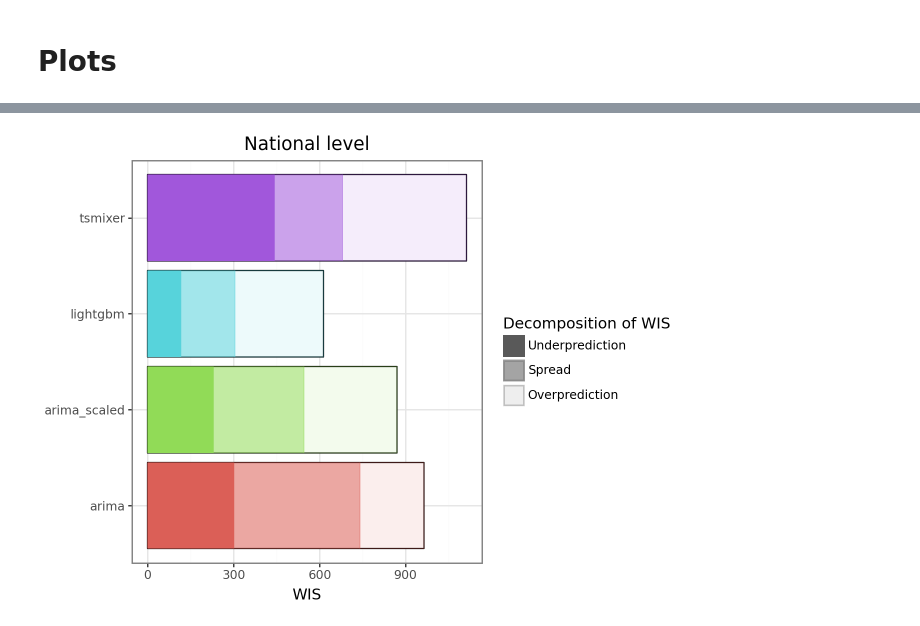
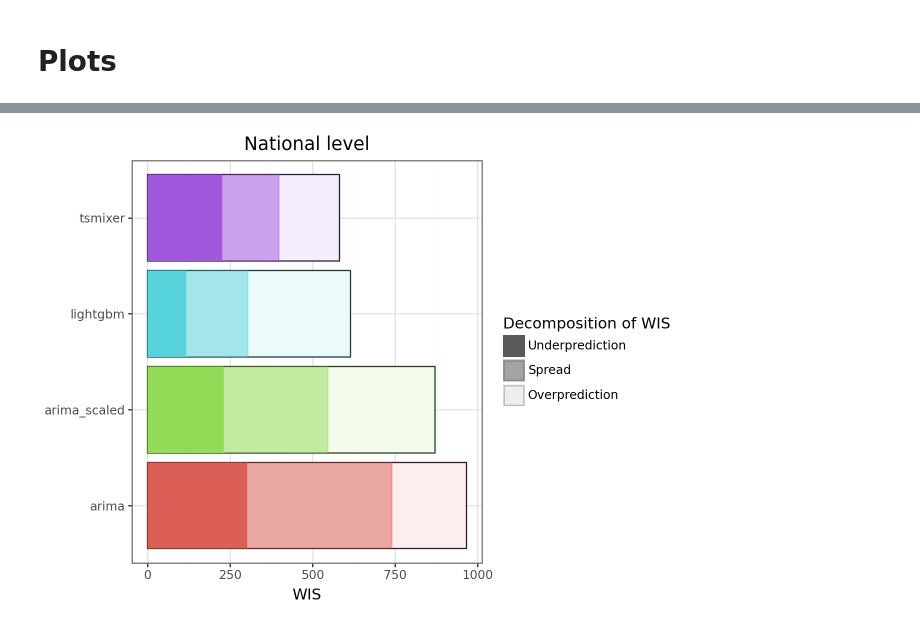
Before and after one commit to dwolffram/SARI-ML, a Jupyter notebook: notebooks/evaluation.ipynb, the cells around one changed output, grey strips where cells are left out. Cells and saved outputs as stored; diff of their text form; code cells hidden in the pictures.

```diff
--- a/notebooks/evaluation.ipynb
+++ b/notebooks/evaluation.ipynb
@@ -39,3 +40,5 @@ array(['arima_scaled', 'lightgbm', 'tsmixer', 'arima'], dtype=object)
+# %%
+df = df[~df.model.str.contains('old')]
 # %% [markdown]
 #### National level
 # %%
@@ -61,4 +64,4 @@ evaluate_models(df, 'age')
 # %%
 from plotnine import ggplot, aes, geom_bar, geom_label, scale_alpha_manual, labs, coord_flip, theme_bw, theme, geom_line, scale_alpha_discrete, guide_legend
 # %%
-df = evaluate_models(df, 'national')
+df_national = evaluate_models(df, 'national')
@@ -65,3 +70,3 @@ df = evaluate_models(df, 'national')
 # %%
-scores = pd.melt(df, id_vars=['model'], value_vars=['underprediction', 'spread', 'overprediction'],
+scores_national = pd.melt(df_national, id_vars=['model'], value_vars=['underprediction', 'spread', 'overprediction'],
                  var_name='penalty', value_name='value')
@@ -76,15 +76,15 @@ df
 # %%
 (ggplot()
-    + geom_bar(df, aes(x='model', y='wis'), fill='white', color='black', stat='identity')
-    + geom_bar(scores, aes(x='model', y='value', fill='model', alpha='penalty', color='model'), size=0.1, stat='identity',
+    + geom_bar(df_national, aes(x='model', y='wis'), fill='white', color='black', stat='identity')
+    + geom_bar(scores_national, aes(x='model', y='value', fill='model', alpha='penalty', color='model'), size=0.1, stat='identity',
                show_legend={'color': False,
                             'fill': False,
                             'alpha': True})
     + scale_alpha_discrete(labels=["Overprediction", "Spread", "Underprediction"], guide=guide_legend(reverse=True))
     + labs(x="", y="WIS", color="Model", alpha="Decomposition of WIS", title="National level")
     + coord_flip()
     + theme_bw()
     + theme(legend_position='right')
    )
 # %% [output]
-[figure, old version]
+[figure, new version]
```
Also changed, not shown: parts of 7 cells of this notebook, 5 other files.
